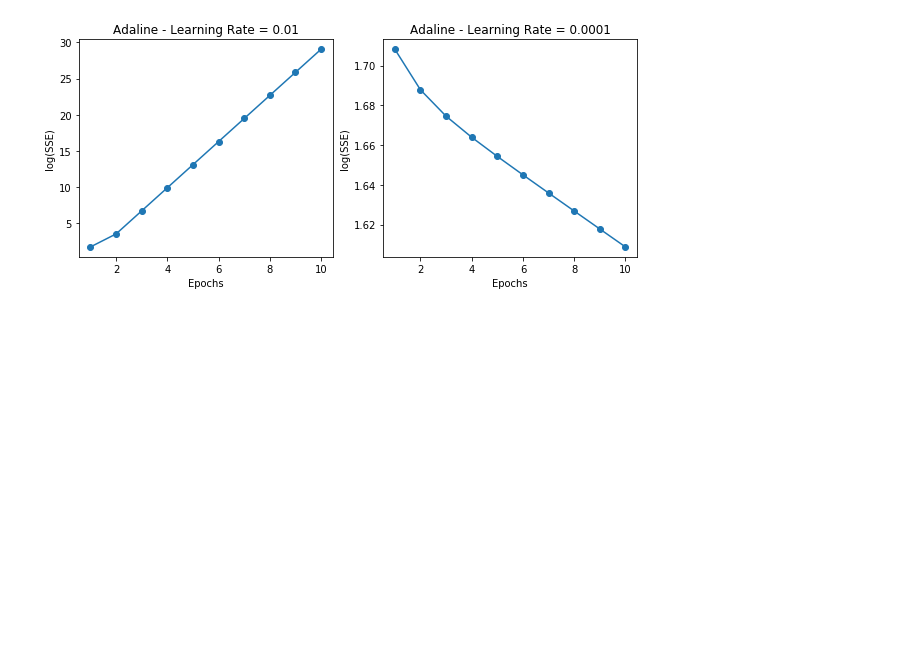
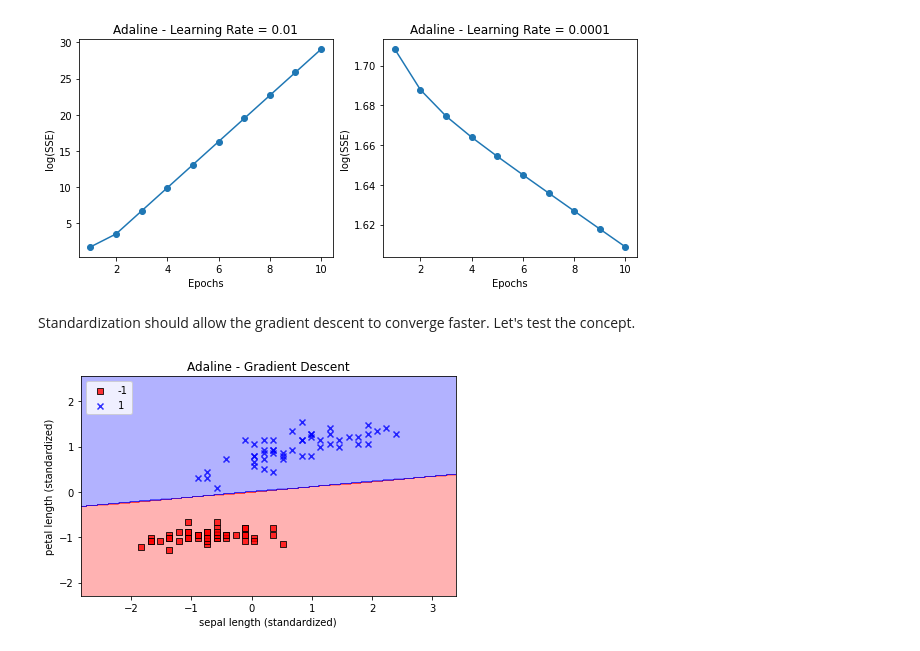
Before and after one commit to mfalcioni1/python-ml, a Jupyter notebook: chapter-2/ch02.ipynb, the cells around one changed output. Drawn from its saved outputs; the diff is of its cells as text; code cells hidden in the pictures; blank space fills up the shorter version.

```diff
--- a/chapter-2/ch02.ipynb
+++ b/chapter-2/ch02.ipynb
@@ -224,3 +275,27 @@ ax[1].set_title('Adaline - Learning Rate = 0.0001')
 plt.show()
 # %% [output]
 [figure]
+# %% [markdown]
+Standardization should allow the gradient descent to converge faster. Let's test the concept.
+# %%
+def standardize(X):
+    """takes in a variable and standardizes it"""
+    X_std = np.copy(X)
+    for i in range(X.shape[1]):
+        X_std[:,i] = (X[:,i] - X[:,i].mean()) / X[:,i].std()
+    return X_std
+
+X_std = standardize(X)
+# %%
+ada_gd = AdalineGD(n_iter=15, eta=0.01)
+ada_gd.fit(X_std, y)
+
+plot_decision_regions(X_std, y, classifier=ada_gd)
+plt.title('Adaline - Gradient Descent')
+plt.xlabel('sepal length (standardized)')
+plt.ylabel('petal length (standardized)')
+plt.legend(loc='upper left')
+plt.tight_layout()
+plt.show()
+# %% [output]
+[figure, added]
```
Also changed, not shown: parts of 16 cells of this notebook, 2 other files.
